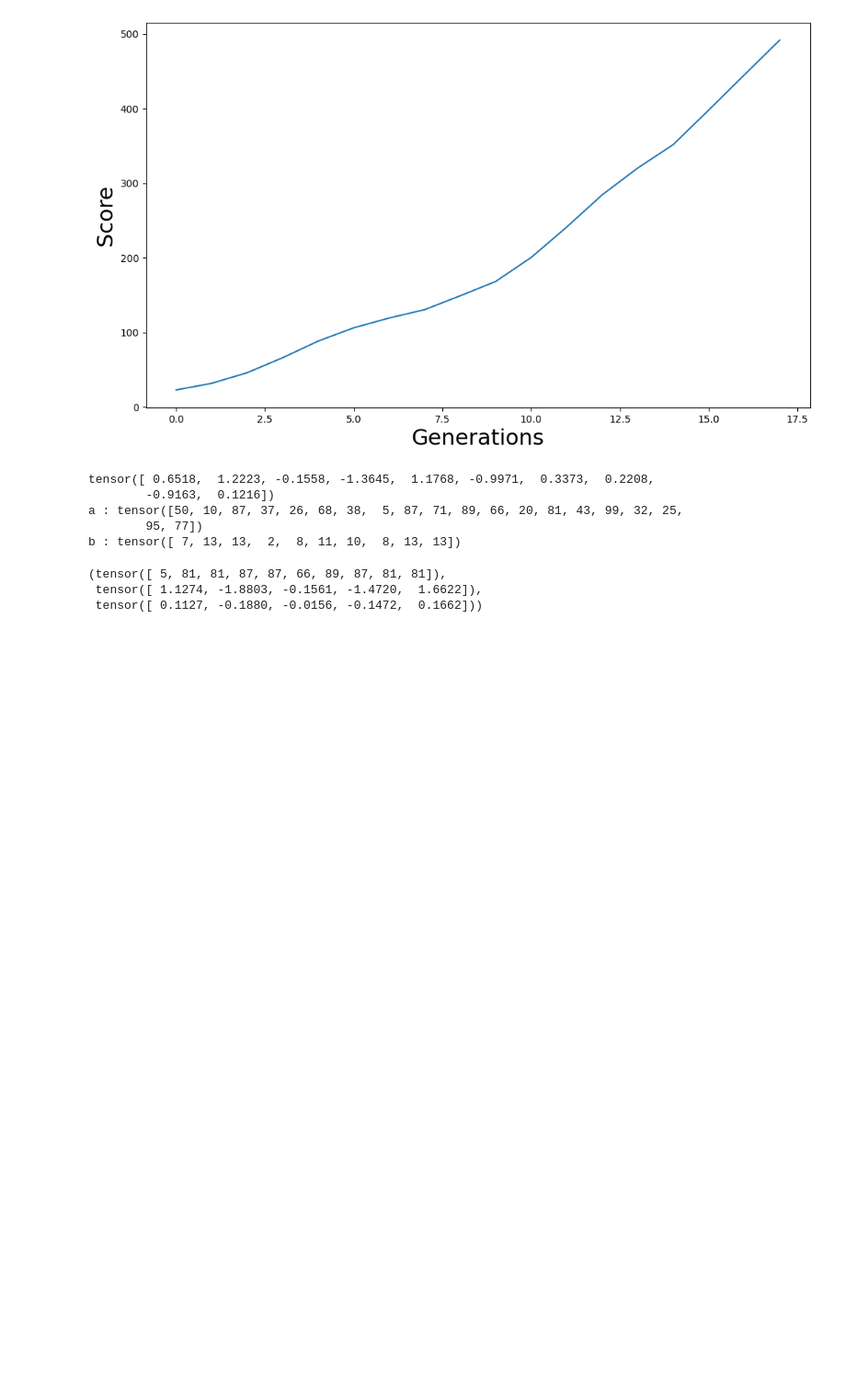
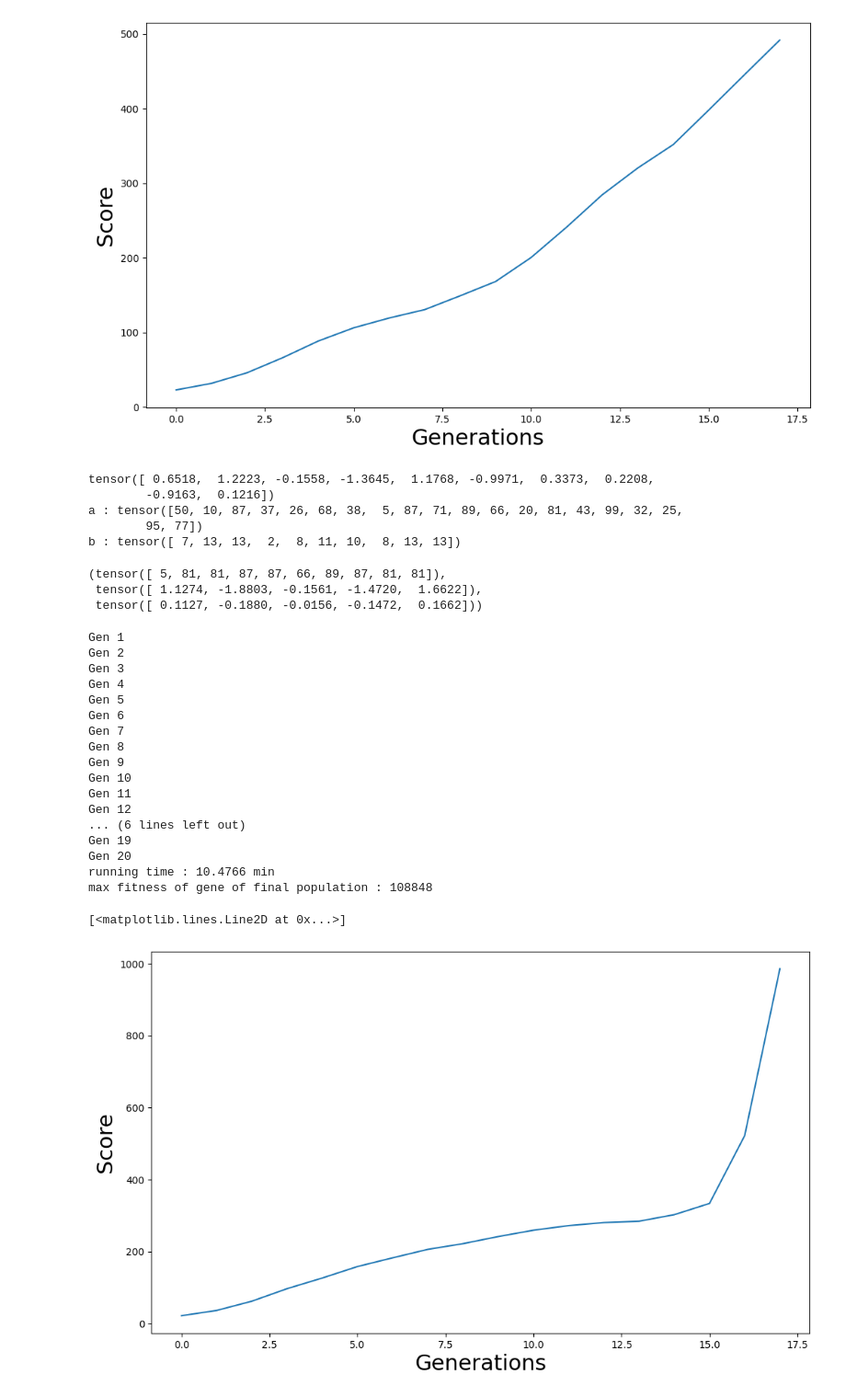
Before and after one commit to ElesisCarbyne/forReinf, a Jupyter notebook: tuorial/chapter06-2.ipynb, the cells around one changed output. Shown at 92% size. Cells and saved outputs as stored; diff of their text form; code cells hidden in the pictures; blank space fills up the shorter version.

```diff
--- a/tuorial/chapter06-2.ipynb
+++ b/tuorial/chapter06-2.ipynb
@@ -348,7 +348,8 @@ def test_model(agent):
     score = 0
     agent_params = unpack_params(agent["params"]) # 개체의 매개변수 벡터를 모델의 각 계층에 넣어줄 수 있는 형식으로 변환한다
     while not done: # done = True이면 반복문이 종료된다
-        probs = model(cur_state, agent_params)
+        with torch.no_grad():
+            probs = model(cur_state, agent_params)
         action = torch.distributions.categorical.Categorical(probs=probs).sample() # logit을 바탕으로 카테고리컬 분포(즉, 확률분포)를 구성한 후, 그에 따라 행동 1개를 선택한다
         next_state, _, done, _, _ = env.step(action.item())
         cur_state = torch.from_numpy(next_state).float()
@@ -610,24 +624,46 @@ def running_mean(x, n=5): # 개체군 마다의 적합도 평균 모음을 입
 # %%
 num_generations = 20
 population_size = 500
 mutation_rate = 0.01 # 0.1%
+tournament_size = 0.2
+
+layers = [(4, 25), (25, 10), (10, 2)]
+pop = spawn_population(population_size, layers)
 pop_fit = []
-pop = spawn_population(N=population_size, size=407)
 
 start = time.time()
 for i in range(num_generations):
     print(f"Gen {i+1}")
-    pop, avg_fit = evaluate_population(pop) # 개체군 내 개체들에 적합도 점수를 부여하고, 개체들의 적합도 점수 평균을 반환한다
+    pop, avg_fit = evaluate_population(pop, layers) # 개체군 내 개체들에 적합도 점수를 부여하고, 개체들의 적합도 점수 평균을 반환한다
     pop_fit.append(avg_fit)
-    pop = next_generation(pop, mut_rate=mutation_rate, tournament_size=0.2)
+    pop = next_generation(pop, mutation_rate, tournament_size)
 print(f"running time : {(time.time() - start) / 60:.4f} min")
-# print(pop_fit, running_mean(np.array(pop_fit), 3))
-print(f"max fitness of gene of final population : {max_gene(pop)}")
+print(f"max fitness of gene of final population : {max_gene(pop, layers)}")
 
 ''' 개체군 저장 '''
-torch.save(pop, os.path.join(os.getcwd(), "parameters", "population2.pt"))
+torch.save(pop, os.path.join(os.getcwd(), "parameters", "population3.pt"))
 
 plt.figure(figsize=(12,7))
 plt.xlabel("Generations", fontsize=22)
 plt.ylabel("Score", fontsize=22)
 plt.plot(running_mean(np.array(pop_fit), 3))
+# %% [output]
+Gen 1
+Gen 2
+Gen 3
+Gen 4
+Gen 5
+Gen 6
+Gen 7
+Gen 8
+Gen 9
+Gen 10
+Gen 11
+Gen 12
+... (6 lines left out)
+Gen 19
+Gen 20
+running time : 10.4766 min
+max fitness of gene of final population : 108848
+[<matplotlib.lines.Line2D at 0x...>]
+[figure, added]
```
Also changed, not shown: parts of 3 cells of this notebook, 3 other files.
